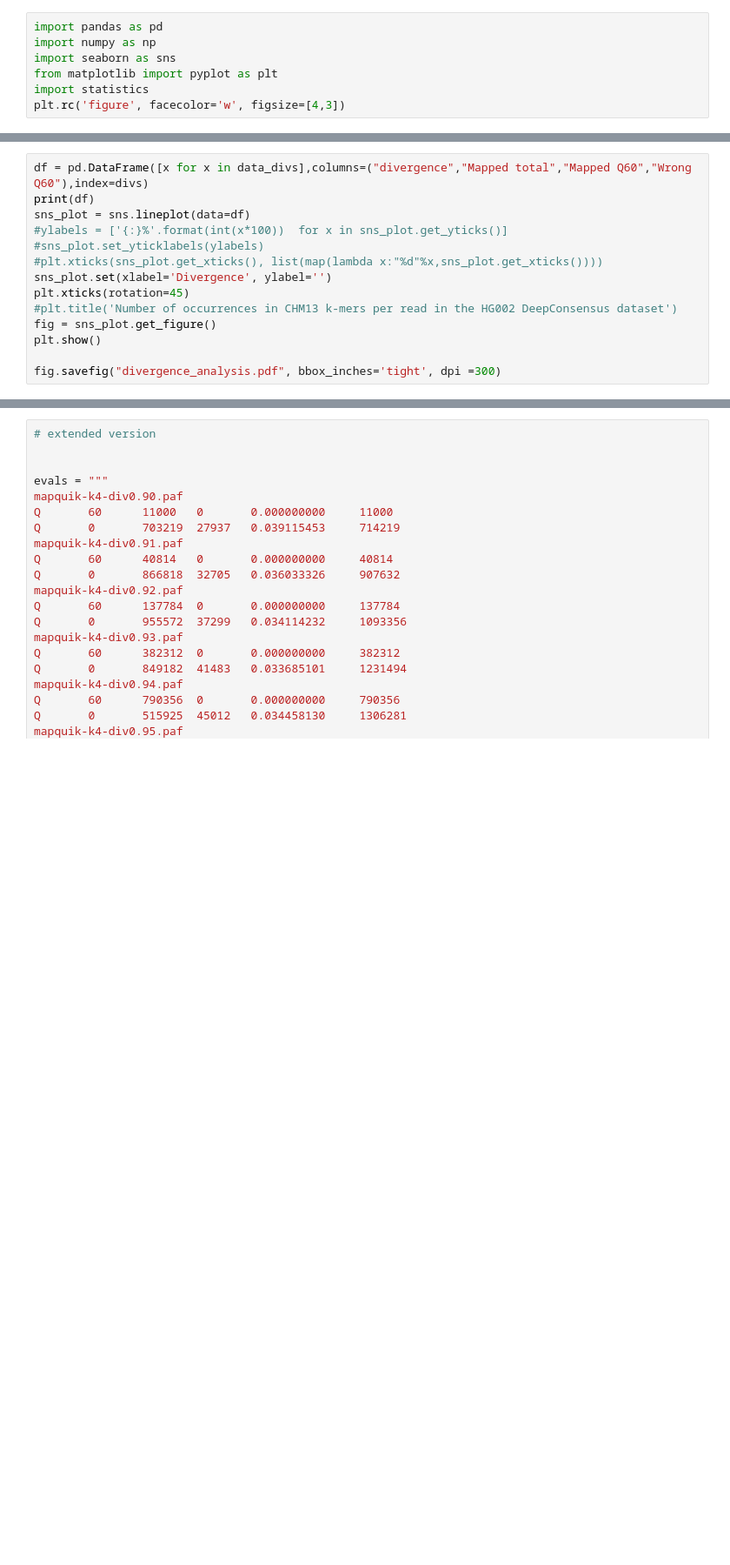
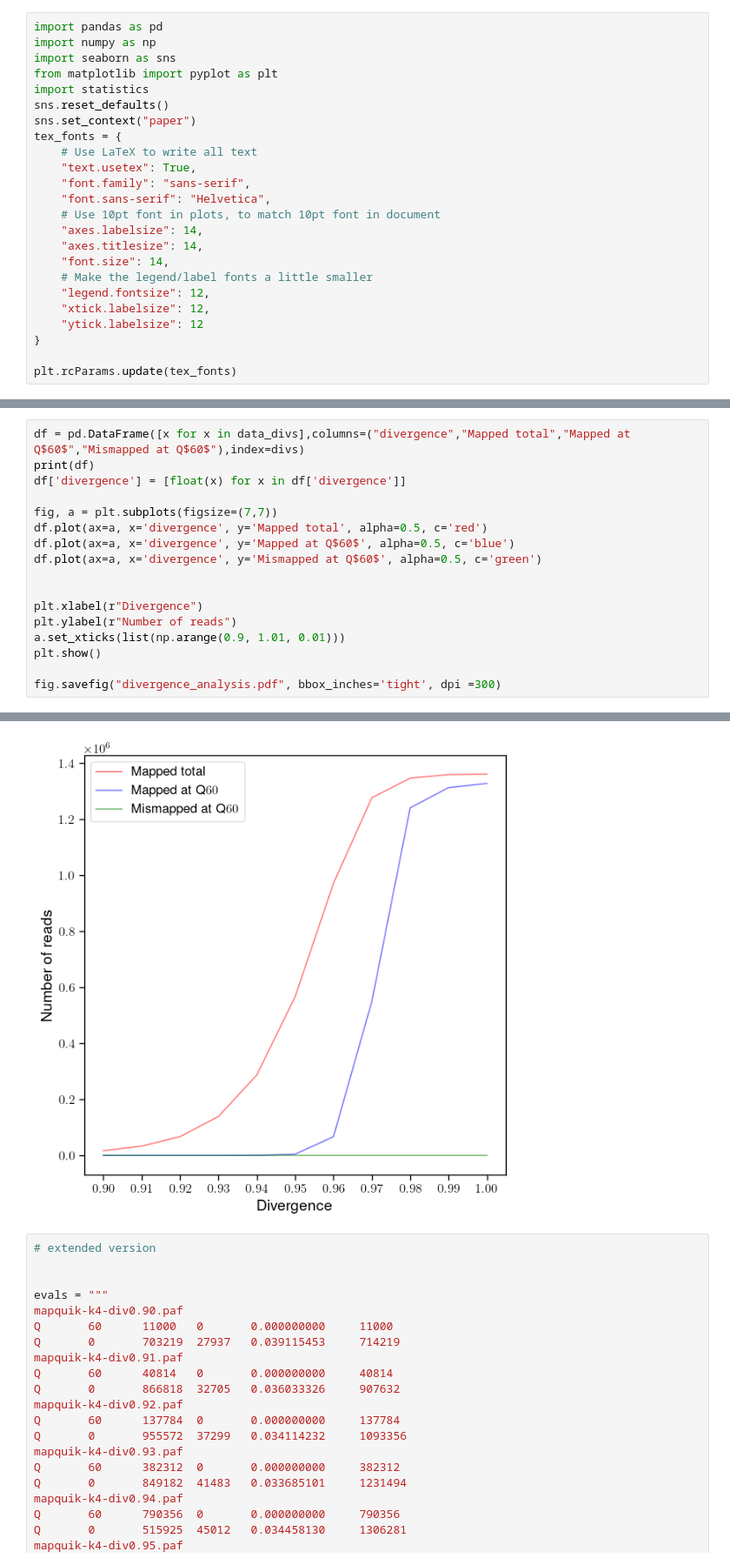
Before and after one commit to ekimb/mapquik, a Jupyter notebook: experiments/figure-divergence/divergence-analysis.ipynb, the cells around one changed output, grey strips where cells are left out. Shown at 87% size. Saved outputs shown, nothing was run; the diff lists cells and outputs as text; blank space fills up the shorter version.

Commit message:
Plots and scripts for supplementary figures

```diff
--- a/experiments/figure-divergence/divergence-analysis.ipynb
+++ b/experiments/figure-divergence/divergence-analysis.ipynb
@@ -4,7 +4,24 @@ import numpy as np
 import seaborn as sns
 from matplotlib import pyplot as plt
 import statistics
-plt.rc('figure', facecolor='w', figsize=[4,3])
+sns.reset_defaults()
+sns.set_context("paper")
+tex_fonts = {
+    # Use LaTeX to write all text
+    "text.usetex": True,
+    "font.family": "sans-serif",
+    "font.sans-serif": "Helvetica",
+    # Use 10pt font in plots, to match 10pt font in document
+    "axes.labelsize": 14,
+    "axes.titlesize": 14,
+    "font.size": 14,
+    # Make the legend/label fonts a little smaller
+    "legend.fontsize": 12,
+    "xtick.labelsize": 12,
+    "ytick.labelsize": 12
+}
+
+plt.rcParams.update(tex_fonts)
 # %%
 divs = list([("%.2f" % (x/100.0)) for x in range(90, 101, 1)])
 print(divs)
@@ -112,14 +147,18 @@ for div in divs:
 # %%
-df = pd.DataFrame([x for x in data_divs],columns=("divergence","Mapped total","Mapped Q60","Wrong Q60"),index=divs)
+df = pd.DataFrame([x for x in data_divs],columns=("divergence","Mapped total","Mapped at Q$60$","Mismapped at Q$60$"),index=divs)
 print(df)
-sns_plot = sns.lineplot(data=df)
-#ylabels = ['{:}%'.format(int(x*100))  for x in sns_plot.get_yticks()]
-#sns_plot.set_yticklabels(ylabels)
-#plt.xticks(sns_plot.get_xticks(), list(map(lambda x:"%d"%x,sns_plot.get_xticks())))
-sns_plot.set(xlabel='Divergence', ylabel='')
-plt.xticks(rotation=45)
-#plt.title('Number of occurrences in CHM13 k-mers per read in the HG002 DeepConsensus dataset')
-fig = sns_plot.get_figure()
+df['divergence'] = [float(x) for x in df['divergence']]
+
+fig, a = plt.subplots(figsize=(7,7))
+df.plot(ax=a, x='divergence', y='Mapped total', alpha=0.5, c='red')
+df.plot(ax=a, x='divergence', y='Mapped at Q$60$', alpha=0.5, c='blue')
+df.plot(ax=a, x='divergence', y='Mismapped at Q$60$', alpha=0.5, c='green')
+
+
+plt.xlabel(r"Divergence")
+plt.ylabel(r"Number of reads")
+a.set_xticks(list(np.arange(0.9, 1.01, 0.01)))
 plt.show()
 
 fig.savefig("divergence_analysis.pdf", bbox_inches='tight', dpi =300)
+# %% [output]
@@ -126,3 +177,4 @@ fig.savefig("divergence_analysis.pdf", bbox_inches='tight', dpi =300)
+[figure, added]
 # %%
 # extended version
 
```
Also changed, not shown: parts of 3 cells of this notebook, 3 other files.
